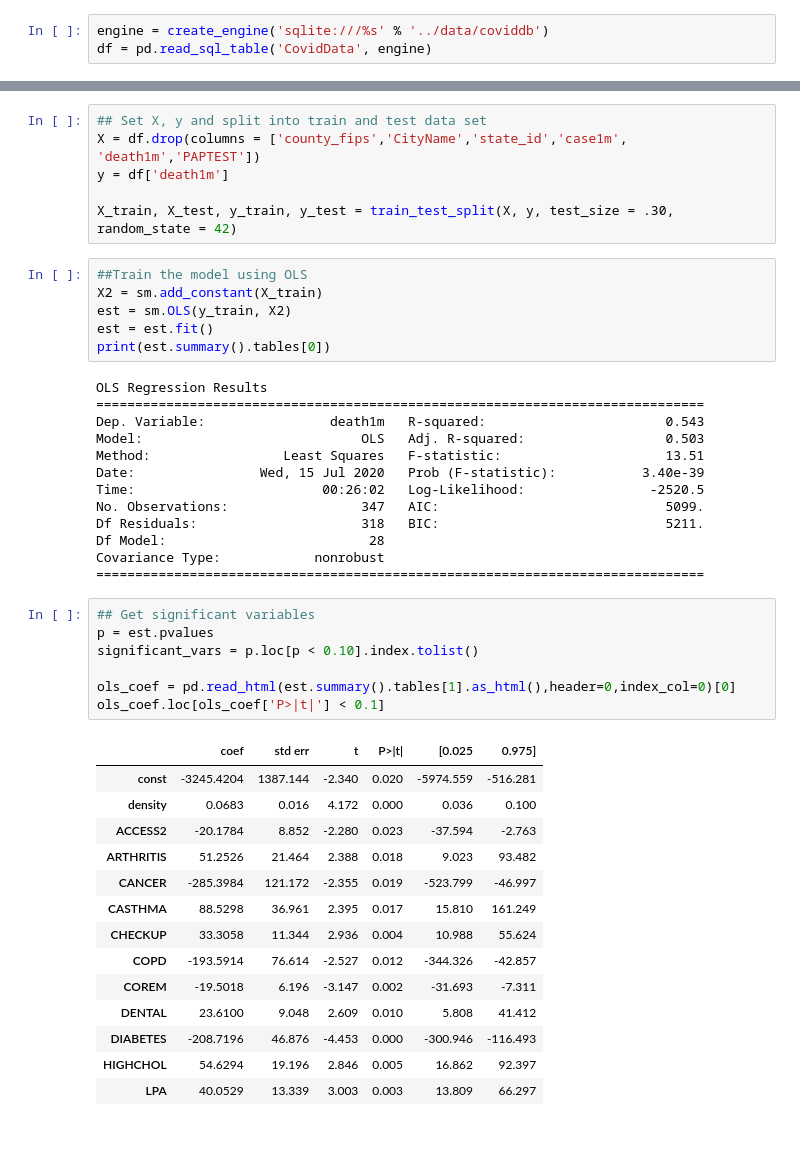
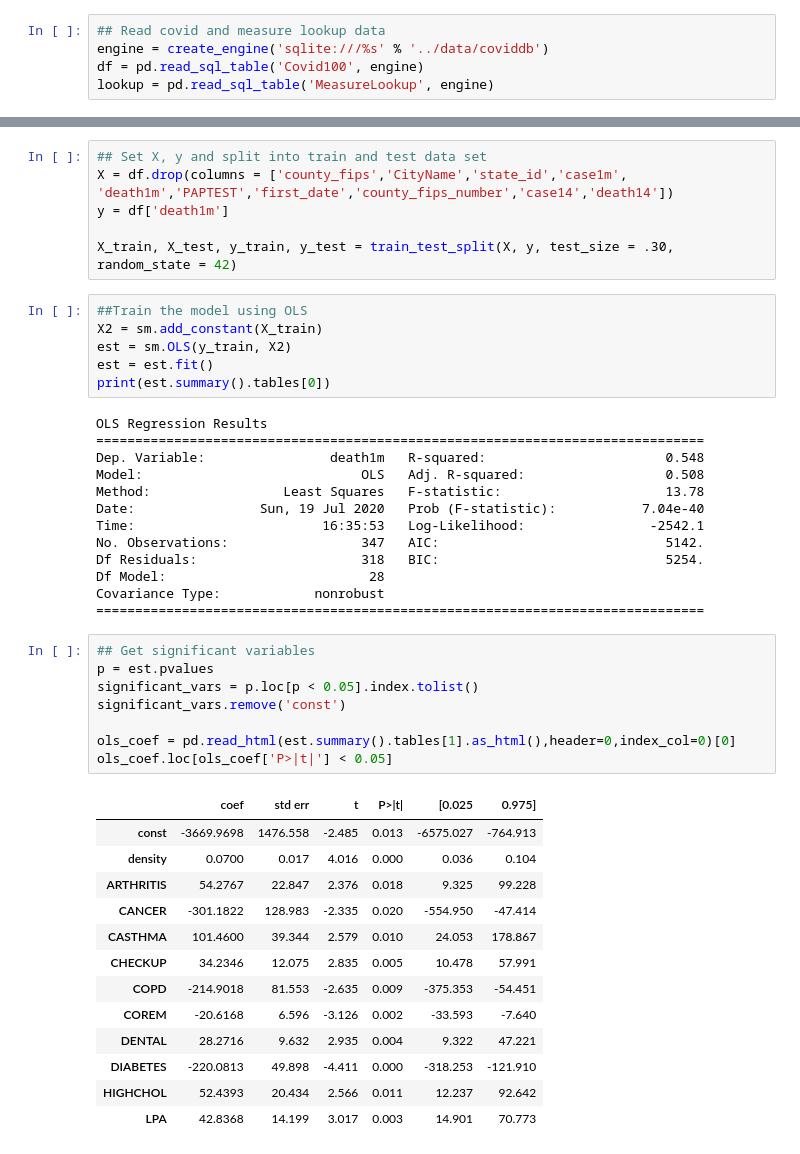
Before and after one commit to estella-zzz/data-science-projects, a Jupyter notebook: Covid19_vs_Population_Health/model/explore.ipynb, the cells around one changed output, grey strips where cells are left out. Cells and saved outputs as stored; diff of their text form.

```diff
--- a/Covid19_vs_Population_Health/model/explore.ipynb
+++ b/Covid19_vs_Population_Health/model/explore.ipynb
@@ -12,3 +13,5 @@ import lxml
 # %%
+## Read covid and measure lookup data
 engine = create_engine('sqlite:///%s' % '../data/coviddb')
-df = pd.read_sql_table('CovidData', engine)
+df = pd.read_sql_table('Covid100', engine)
+lookup = pd.read_sql_table('MeasureLookup', engine)
@@ -54,6 +85,6 @@ df.iloc[:,3:].hist(figsize = (12,15));
 # %%
 ## Set X, y and split into train and test data set
-X = df.drop(columns = ['county_fips','CityName','state_id','case1m', 'death1m','PAPTEST'])
+X = df.drop(columns = ['county_fips','CityName','state_id','case1m', 'death1m','PAPTEST','first_date','county_fips_number','case14','death14'])
 y = df['death1m']
 
 X_train, X_test, y_train, y_test = train_test_split(X, y, test_size = .30, random_state = 42)
@@ -66,38 +97,38 @@ print(est.summary().tables[0])
 # %% [output]
 OLS Regression Results
 ==============================================================================
-Dep. Variable:                death1m   R-squared:                       0.543
-Model:                            OLS   Adj. R-squared:                  0.503
-Method:                 Least Squares   F-statistic:                     13.51
-Date:                Wed, 15 Jul 2020   Prob (F-statistic):           3.40e-39
-Time:                        00:26:02   Log-Likelihood:                -2520.5
-No. Observations:                 347   AIC:                             5099.
-Df Residuals:                     318   BIC:                             5211.
+Dep. Variable:                death1m   R-squared:                       0.548
+Model:                            OLS   Adj. R-squared:                  0.508
+Method:                 Least Squares   F-statistic:                     13.78
+Date:                Sun, 19 Jul 2020   Prob (F-statistic):           7.04e-40
+Time:                        16:35:53   Log-Likelihood:                -2542.1
+No. Observations:                 347   AIC:                             5142.
+Df Residuals:                     318   BIC:                             5254.
 Df Model:                          28
 Covariance Type:            nonrobust
 ==============================================================================
 # %%
 ## Get significant variables
 p = est.pvalues
-significant_vars = p.loc[p < 0.10].index.tolist()
+significant_vars = p.loc[p < 0.05].index.tolist()
+significant_vars.remove('const')
 
 ols_coef = pd.read_html(est.summary().tables[1].as_html(),header=0,index_col=0)[0]
-ols_coef.loc[ols_coef['P>|t|'] < 0.1]
+ols_coef.loc[ols_coef['P>|t|'] < 0.05]
 # %% [output]
 |  | coef | std err | t | P>|t| | [0.025 | 0.975] |
-| const | -3245.4204 | 1387.144 | -2.340 | 0.020 | -5974.559 | -516.281 |
-| density | 0.0683 | 0.016 | 4.172 | 0.000 | 0.036 | 0.100 |
-| ACCESS2 | -20.1784 | 8.852 | -2.280 | 0.023 | -37.594 | -2.763 |
-| ARTHRITIS | 51.2526 | 21.464 | 2.388 | 0.018 | 9.023 | 93.482 |
-| CANCER | -285.3984 | 121.172 | -2.355 | 0.019 | -523.799 | -46.997 |
-| CASTHMA | 88.5298 | 36.961 | 2.395 | 0.017 | 15.810 | 161.249 |
-| CHECKUP | 33.3058 | 11.344 | 2.936 | 0.004 | 10.988 | 55.624 |
-| COPD | -193.5914 | 76.614 | -2.527 | 0.012 | -344.326 | -42.857 |
-| COREM | -19.5018 | 6.196 | -3.147 | 0.002 | -31.693 | -7.311 |
-| DENTAL | 23.6100 | 9.048 | 2.609 | 0.010 | 5.808 | 41.412 |
-| DIABETES | -208.7196 | 46.876 | -4.453 | 0.000 | -300.946 | -116.493 |
-| HIGHCHOL | 54.6294 | 19.196 | 2.846 | 0.005 | 16.862 | 92.397 |
-| LPA | 40.0529 | 13.339 | 3.003 | 0.003 | 13.809 | 66.297 |
+| const | -3669.9698 | 1476.558 | -2.485 | 0.013 | -6575.027 | -764.913 |
+| density | 0.0700 | 0.017 | 4.016 | 0.000 | 0.036 | 0.104 |
+| ARTHRITIS | 54.2767 | 22.847 | 2.376 | 0.018 | 9.325 | 99.228 |
+| CANCER | -301.1822 | 128.983 | -2.335 | 0.020 | -554.950 | -47.414 |
+| CASTHMA | 101.4600 | 39.344 | 2.579 | 0.010 | 24.053 | 178.867 |
+| CHECKUP | 34.2346 | 12.075 | 2.835 | 0.005 | 10.478 | 57.991 |
+| COPD | -214.9018 | 81.553 | -2.635 | 0.009 | -375.353 | -54.451 |
+| COREM | -20.6168 | 6.596 | -3.126 | 0.002 | -33.593 | -7.640 |
+| DENTAL | 28.2716 | 9.632 | 2.935 | 0.004 | 9.322 | 47.221 |
+| DIABETES | -220.0813 | 49.898 | -4.411 | 0.000 | -318.253 | -121.910 |
+| HIGHCHOL | 52.4393 | 20.434 | 2.566 | 0.011 | 12.237 | 92.642 |
+| LPA | 42.8368 | 14.199 | 3.017 | 0.003 | 14.901 | 70.773 |
 # %%
 ## Predict on test data
 r2 = r2_score(y_test, est.predict(sm.add_constant(X_test)))
```
Also changed, not shown: parts of 29 cells of this notebook, 3 other files.
